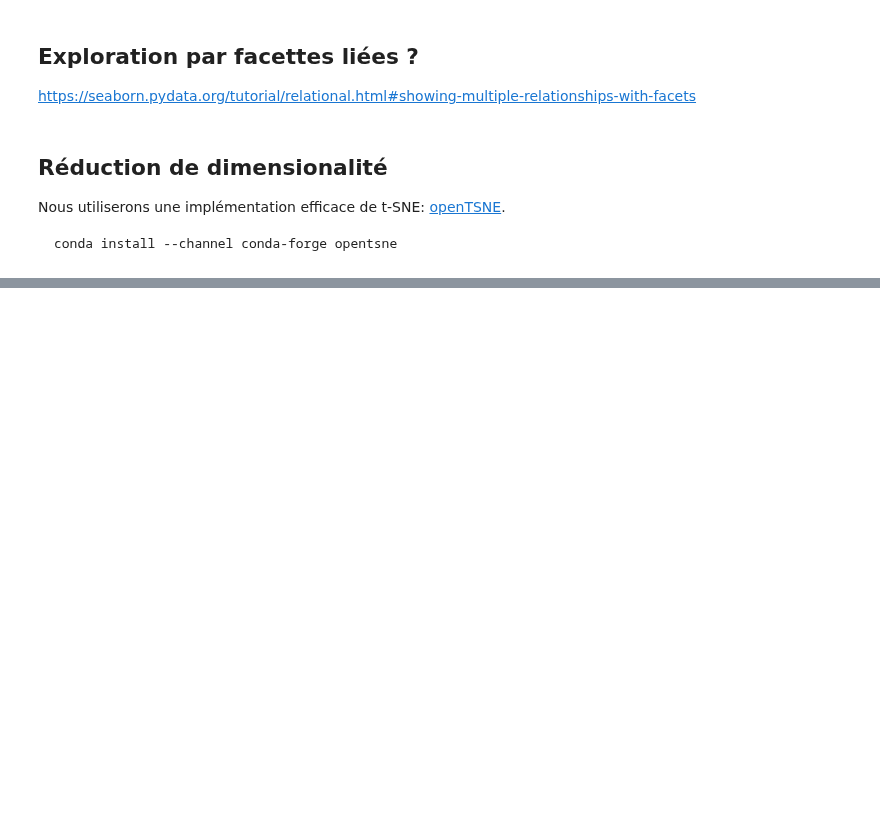
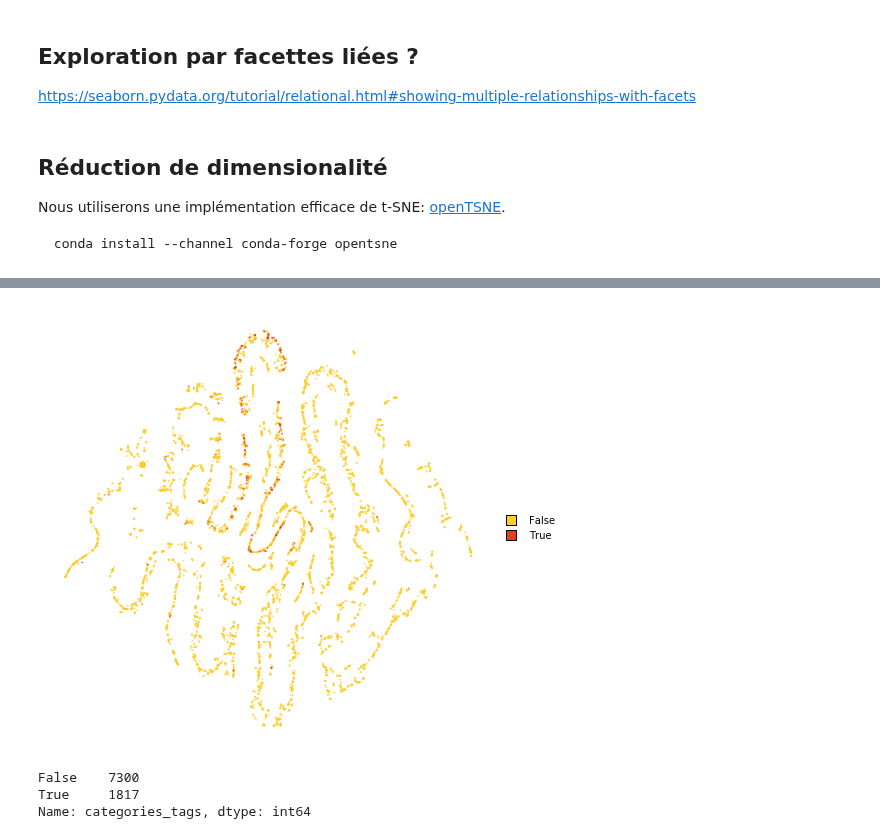
Before and after one commit to moreymat/off-explore, a Jupyter notebook: notebooks/03 - Explorer les données d'OpenFoodFacts.ipynb, the cells around one changed output, grey strips where cells are left out. Saved outputs shown, nothing was run; the diff lists cells and outputs as text; code cells hidden in the pictures; blank space fills up the shorter version.

```diff
--- a/notebooks/03 - Explorer les données d'OpenFoodFacts.ipynb
+++ b/notebooks/03 - Explorer les données d'OpenFoodFacts.ipynb
@@ -238,0 +494,11 @@ embedding = TSNE().fit(x)
+# %%
+plot(emb_ns, y_crd, colors=colors_bool)
+# %% [output]
+[figure, added]
+# %%
+y_desserts = df_dairies['categories_tags'].str.contains('en:dessert')
+y_desserts.value_counts()
+# %% [output]
+False    7300
+True     1817
+Name: categories_tags, dtype: int64
```
Also changed, not shown: parts of 23 cells of this notebook, 1 other file.
